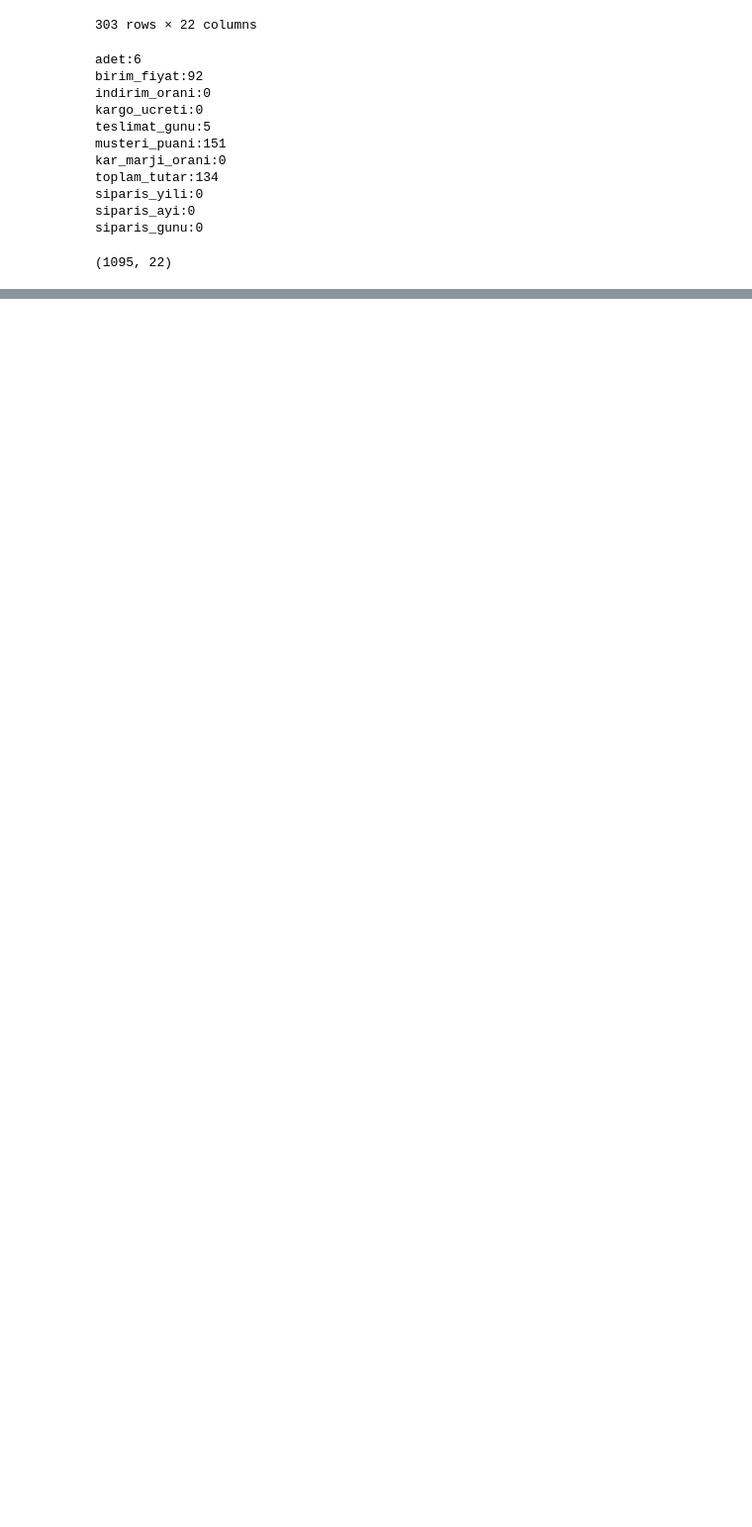
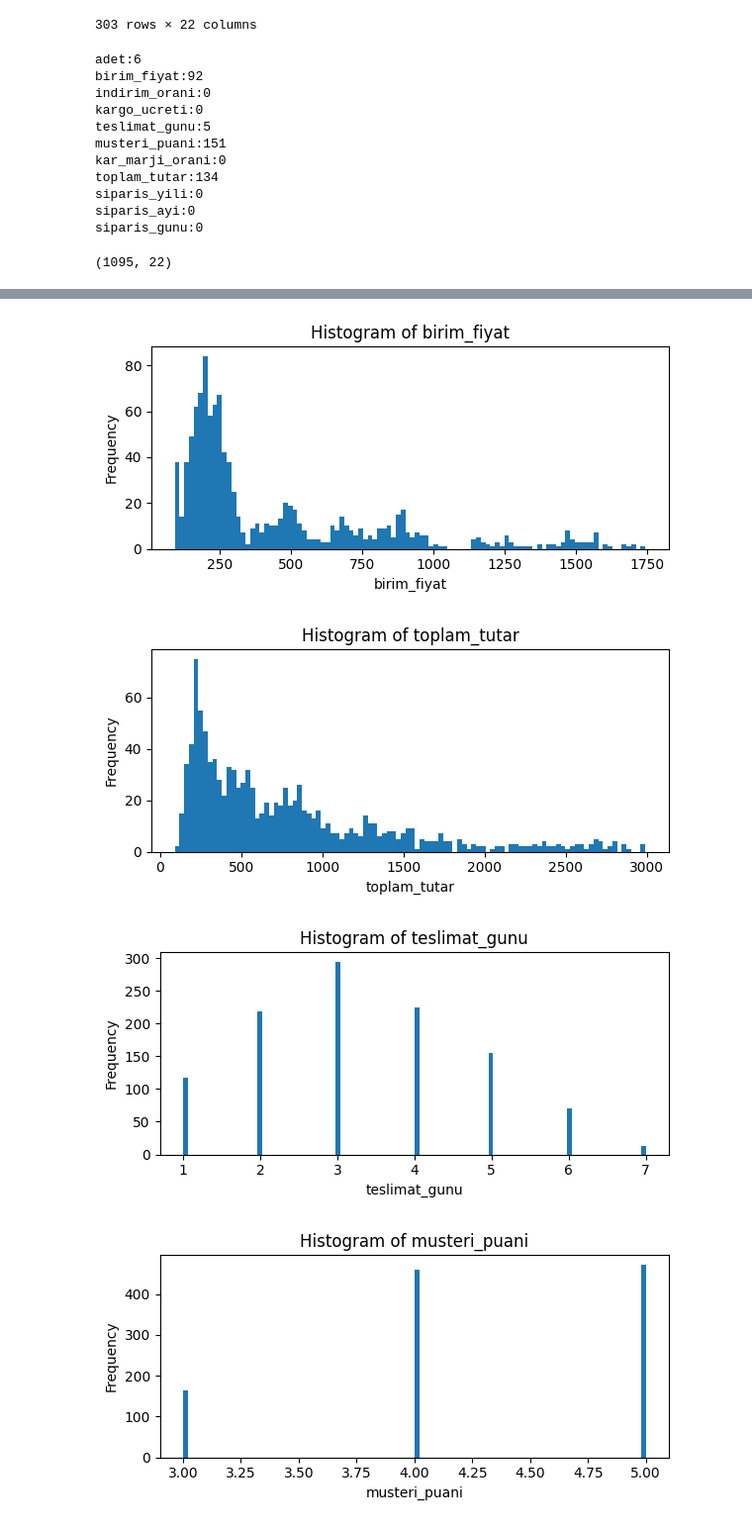
Before and after one commit to YunusEmre214/Data_Science_Colab, a Jupyter notebook: Data_Science.ipynb, the cells around one changed output, grey strips where cells are left out. Shown at 99% size. Drawn from its saved outputs; the diff is of its cells as text; code cells hidden in the pictures; blank space fills up the shorter version.

```diff
--- a/Data_Science.ipynb
+++ b/Data_Science.ipynb
@@ -871,0 +1048,3 @@ df_clean.to_csv("e_ticaret_veri_seti_aykiri_degerler_temizlendi.csv")
+# %%
+#56.Veri setini yükle
+df=pd.read_csv("e_ticaret_veri_seti_aykiri_degerler_temizlendi.csv")
@@ -871,0 +1067,9 @@ df_clean.to_csv("e_ticaret_veri_seti_aykiri_degerler_temizlendi.csv")
+# %%
+#57.Analiz için uygun sayısal sütunlar
+analiz_sutunlari=["birim_fiyat","toplam_tutar","teslimat_gunu","musteri_puani"]
+for column in analiz_sutunlari:
+  if column in df.columns:
+    print(f"Sütun:{column}")
+    print(f"Veri tipi:{df[column].dtype}")
+    print(f"Benzersiz değer sayısı:{df[column].nunique()}")
+    print()
@@ -871,0 +1105,16 @@ df_clean.to_csv("e_ticaret_veri_seti_aykiri_degerler_temizlendi.csv")
+# %%
+#59.Histogram çizdirme
+for column in analiz_sutunlari:
+  if column in df.columns:
+    plt.figure(figsize=(6,3))
+    plt.hist(df[column],bins=100)
+    plt.title(f"Histogram of {column}")
+    plt.xlabel(column)
+    plt.ylabel("Frequency")
+    plt.tight_layout()
+    plt.show()
+# %% [output]
+[figure, added]
+[figure, added]
+[figure, added]
+[figure, added]
```
Also changed, not shown: parts of 20 cells of this notebook.
